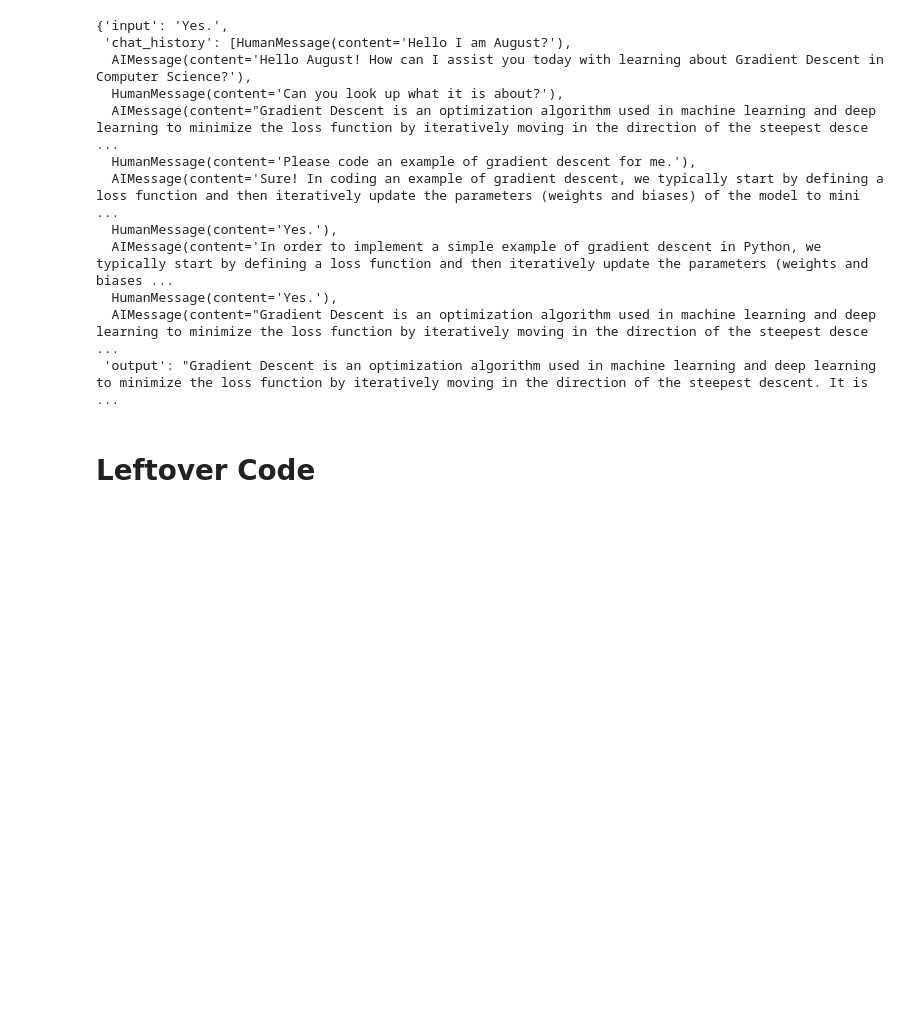
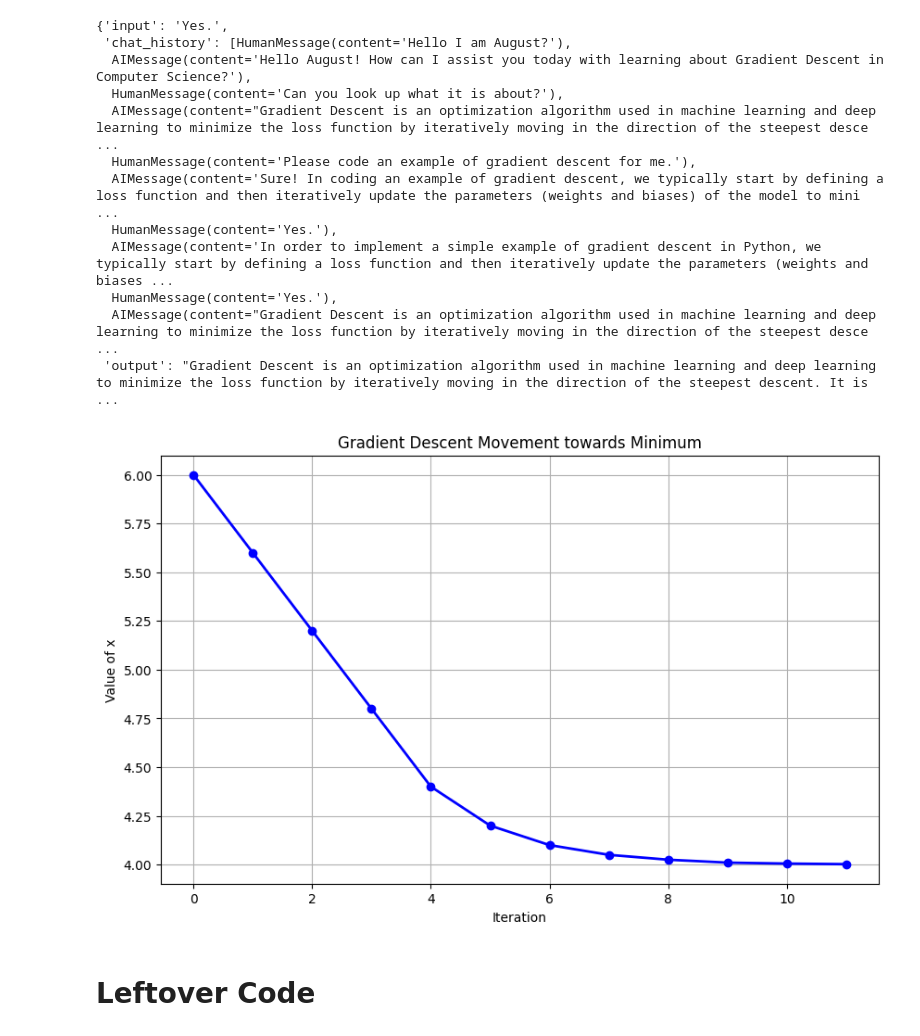
Before and after one commit to augustsemrau/thesis2024, a Jupyter notebook: src/thesis2024/TAS_notebook.ipynb, the cells around one changed output. Drawn from its saved outputs; the diff is of its cells as text; code cells hidden in the pictures; blank space fills up the shorter version.

```diff
--- a/src/thesis2024/TAS_notebook.ipynb
+++ b/src/thesis2024/TAS_notebook.ipynb
@@ -141,6 +128,22 @@ Final Answer: Gradient Descent is an optimization algorithm used in machine lear
   HumanMessage(content='Yes.'),
   AIMessage(content="Gradient Descent is an optimization algorithm used in machine learning and deep learning to minimize the loss function by iteratively moving in the direction of the steepest desce ...
  'output': "Gradient Descent is an optimization algorithm used in machine learning and deep learning to minimize the loss function by iteratively moving in the direction of the steepest descent. It is ...
+# %%
+import matplotlib.pyplot as plt
+
+# Data for gradient descent movement
+x_values = [6, 5.6, 5.2, 4.8, 4.4, 4.2, 4.1, 4.05, 4.025, 4.01, 4.005, 4.002]
+
+# Plotting the graph
+plt.figure(figsize=(10, 6))
+plt.plot(x_values, marker='o', color='b', linestyle='-', linewidth=2)
+plt.title('Gradient Descent Movement towards Minimum')
+plt.xlabel('Iteration')
+plt.ylabel('Value of x')
+plt.grid(True)
+plt.show()
+# %% [output]
+[figure, added]
 # %% [markdown]
 # Leftover Code
 # %%
```
Also changed, not shown: parts of 1 cell of this notebook.
